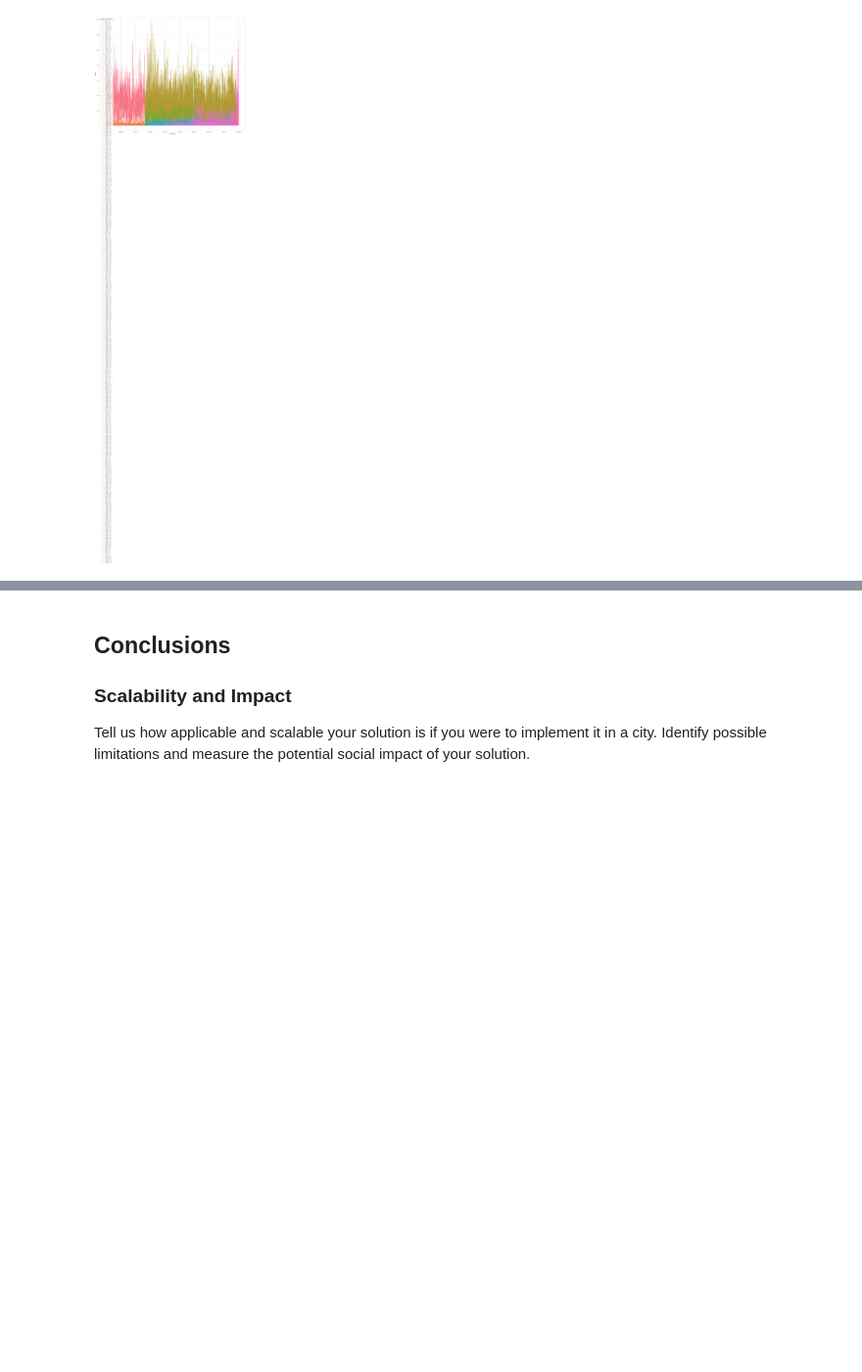
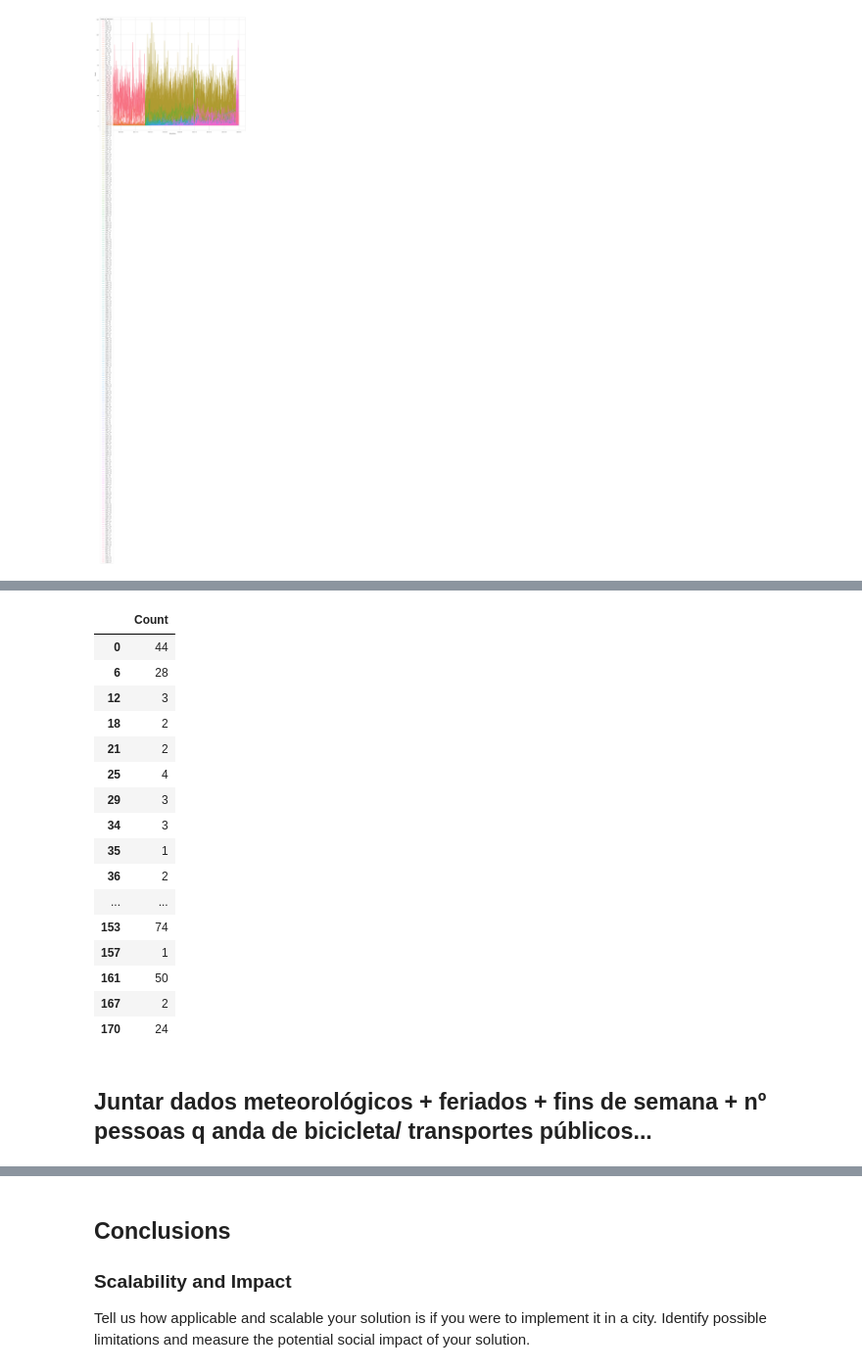
Before and after one commit to anafsa/ChildrenOfJupyter, a Jupyter notebook: Stage-2/Irregular Parking/Identification of patterns and prediction of irregular parking.ipynb, the cells around one changed output, grey strips where cells are left out. Shown at 98% size. Cells and saved outputs as stored; diff of their text form; code cells hidden in the pictures; blank space fills up the shorter version.

```diff
--- a/Stage-2/Irregular Parking/Identification of patterns and prediction of irregular parking.ipynb
+++ b/Stage-2/Irregular Parking/Identification of patterns and prediction of irregular parking.ipynb
@@ -282,0 +306,22 @@ sns.lineplot(data=nIDTS, x="EntryDate", y="Count", hue="Street_&_Infraction", ax
+# %%
+nIDTS_filter[['Count']].head(50)
+# %% [output]
+|  | Count |
+| 0 | 44 |
+| 6 | 28 |
+| 12 | 3 |
+| 18 | 2 |
+| 21 | 2 |
+| 25 | 4 |
+| 29 | 3 |
+| 34 | 3 |
+| 35 | 1 |
+| 36 | 2 |
+| ... | ... |
+| 153 | 74 |
+| 157 | 1 |
+| 161 | 50 |
+| 167 | 2 |
+| 170 | 24 |
+# %% [markdown]
+## Juntar dados meteorológicos + feriados + fins de semana + nº pessoas q anda de bicicleta/ transportes públicos...
```
Also changed, not shown: parts of 8 cells of this notebook.
